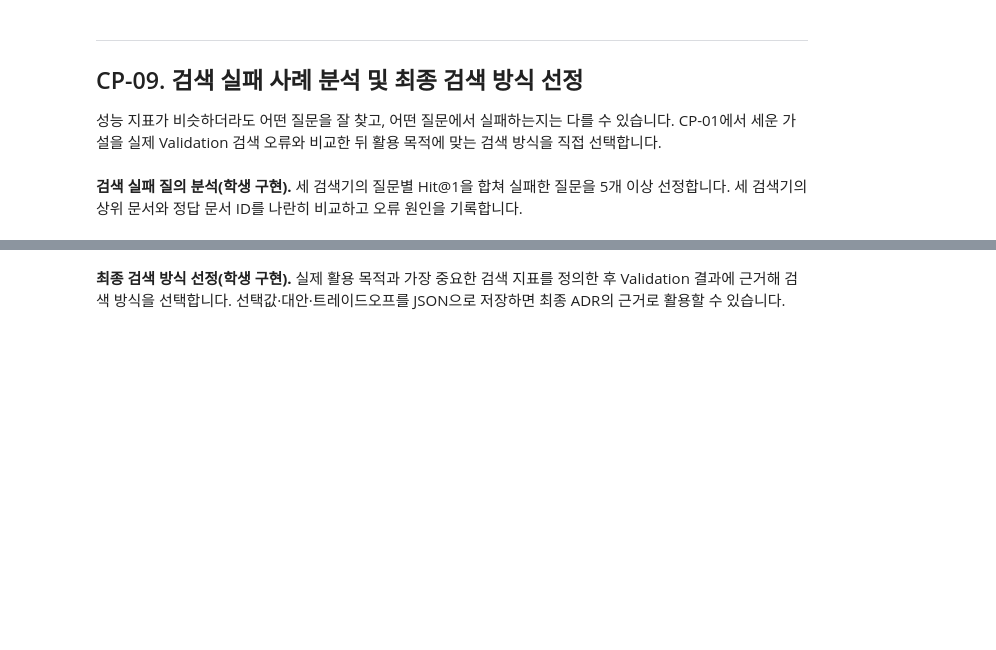
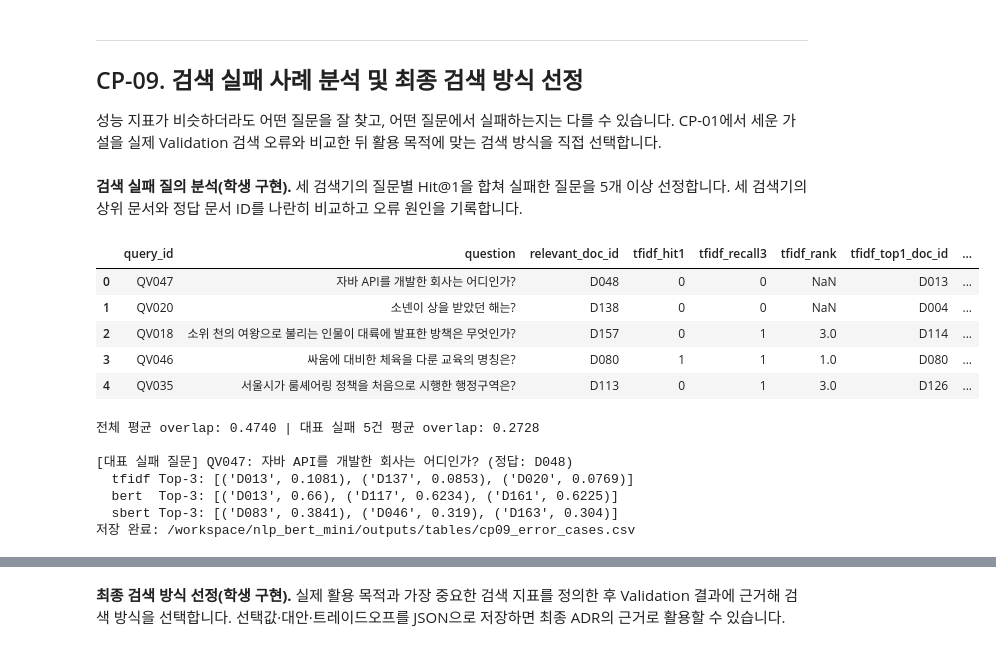
Before and after one commit to Gotti0/ai-mini-projects, a Jupyter notebook: mini-project-02/code/NLP_BERT_MiniProject_Student.ipynb, the cells around one changed output, grey strips where cells are left out. Drawn from its saved outputs; the diff is of its cells as text; code cells hidden in the pictures; blank space fills up the shorter version.

```diff
--- a/mini-project-02/code/NLP_BERT_MiniProject_Student.ipynb
+++ b/mini-project-02/code/NLP_BERT_MiniProject_Student.ipynb
@@ -780,15 +870,61 @@ print('CP-08 통과: 세 검색 방식의 Validation 평가 완료')
 # %%
 # [학생 구현] CP-09 — 질문별 성공/실패 비교 및 대표 오류 선택
 error_df = valid_df[['query_id', 'question', 'relevant_doc_id']].copy()
 # TODO 9-1. tfidf_detail, bert_detail, sbert_detail을 query_id로 병합하세요.
 #             각 모델의 hit1/recall3/rank에는 모델 이름 접두사를 붙이세요.
-# TODO 9-2. num_top1_failures = 3 - 세 모델의 hit1 합계를 계산하세요.
-# TODO 9-3. 실패가 많은 질문 상위 5개를 error_cases로 추출해 표로 출력하세요.
-# TODO 9-4. 질문 하나에 대한 세 검색기의 Top-3 doc_id·유사도를 출력하세요.
-# TODO 9-5. error_cases를 TABLES/'cp09_error_cases.csv'에 저장하세요.
+for name, detail_df in [('tfidf', tfidf_detail), ('bert', bert_detail), ('sbert', sbert_detail)]:
+    cols = detail_df[['query_id', 'hit1', 'recall3', 'rank', 'top1_doc_id']].rename(
+        columns={
+            'hit1': f'{name}_hit1',
+            'recall3': f'{name}_recall3',
+            'rank': f'{name}_rank',
+            'top1_doc_id': f'{name}_top1_doc_id',
+        }
+    )
+    error_df = error_df.merge(cols, on='query_id', how='left')
+
 # [힌트] CP-01의 valid_overlap[['query_id', 'overlap']]을 query_id로 병합해 두면
 #        실패한 질문의 겹침 비율을 함께 볼 수 있습니다.
-raise NotImplementedError('CP-09 검색 실패 사례를 비교하세요.')
+if 'valid_overlap' in globals():
+    error_df = error_df.merge(valid_overlap[['query_id', 'overlap']], on='query_id', how='left')
+
+# TODO 9-2. num_top1_failures = 3 - 세 모델의 hit1 합계를 계산하세요.
+error_df['num_top1_failures'] = 3 - (
+    error_df['tfidf_hit1'] + error_df['bert_hit1'] + error_df['sbert_hit1']
+)
+
+# TODO 9-3. 실패가 많은 질문 상위 5개를 error_cases로 추출해 표로 출력하세요.
+sort_cols = ['num_top1_failures', 'overlap'] if 'overlap' in error_df.columns else ['num_top1_failures', 'query_id']
+sort_asc = [False, True]
+error_cases = error_df.sort_values(by=sort_cols, ascending=sort_asc).head(5).reset_index(drop=True)
+display(error_cases)
+if 'overlap' in error_df.columns:
+    print(f"전체 평균 overlap: {error_df['overlap'].mean():.4f} | 대표 실패 5건 평균 overlap: {error_cases['overlap'].mean():.4f}")
+
+# TODO 9-4. 질문 하나에 대한 세 검색기의 Top-3 doc_id·유사도를 출력하세요.
+sample_err = error_cases.iloc[0]
+print(f"\n[대표 실패 질문] {sample_err['query_id']}: {sample_err['question']} (정답: {sample_err['relevant_doc_id']})")
+for name, fn in [('tfidf', search_tfidf), ('bert', search_bert), ('sbert', search_sbert)]:
+    top3 = [(h['doc_id'], round(h['score'], 4)) for h in fn(sample_err['question'], 3)]
+    print(f'  {name:5s} Top-3:', top3)
+
+# TODO 9-5. error_cases를 TABLES/'cp09_error_cases.csv'에 저장하세요.
+error_cases.to_csv(TABLES / 'cp09_error_cases.csv', index=False, encoding='utf-8-sig')
+print('저장 완료:', TABLES / 'cp09_error_cases.csv')
+# %% [output]
+|  | query_id | question | relevant_doc_id | tfidf_hit1 | tfidf_recall3 | tfidf_rank | tfidf_top1_doc_id | ... |
+| 0 | QV047 | 자바 API를 개발한 회사는 어디인가? | D048 | 0 | 0 | NaN | D013 | ... |
+| 1 | QV020 | 소넨이 상을 받았던 해는? | D138 | 0 | 0 | NaN | D004 | ... |
+| 2 | QV018 | 소위 천의 여왕으로 불리는 인물이 대륙에 발표한 방책은 무엇인가? | D157 | 0 | 1 | 3.0 | D114 | ... |
+| 3 | QV046 | 싸움에 대비한 체육을 다룬 교육의 명칭은? | D080 | 1 | 1 | 1.0 | D080 | ... |
+| 4 | QV035 | 서울시가 룸셰어링 정책을 처음으로 시행한 행정구역은? | D113 | 0 | 1 | 3.0 | D126 | ... |
+전체 평균 overlap: 0.4740 | 대표 실패 5건 평균 overlap: 0.2728
+
+[대표 실패 질문] QV047: 자바 API를 개발한 회사는 어디인가? (정답: D048)
+  tfidf Top-3: [('D013', 0.1081), ('D137', 0.0853), ('D020', 0.0769)]
+  bert  Top-3: [('D013', 0.66), ('D117', 0.6234), ('D161', 0.6225)]
+  sbert Top-3: [('D083', 0.3841), ('D046', 0.319), ('D163', 0.304)]
+저장 완료: /workspace/nlp_bert_mini/outputs/tables/cp09_error_cases.csv
 # %% [markdown]
 **[기록] 결과 해석 — CP-09**
 
```
Also changed, not shown: parts of 14 cells of this notebook, 16 other files.
